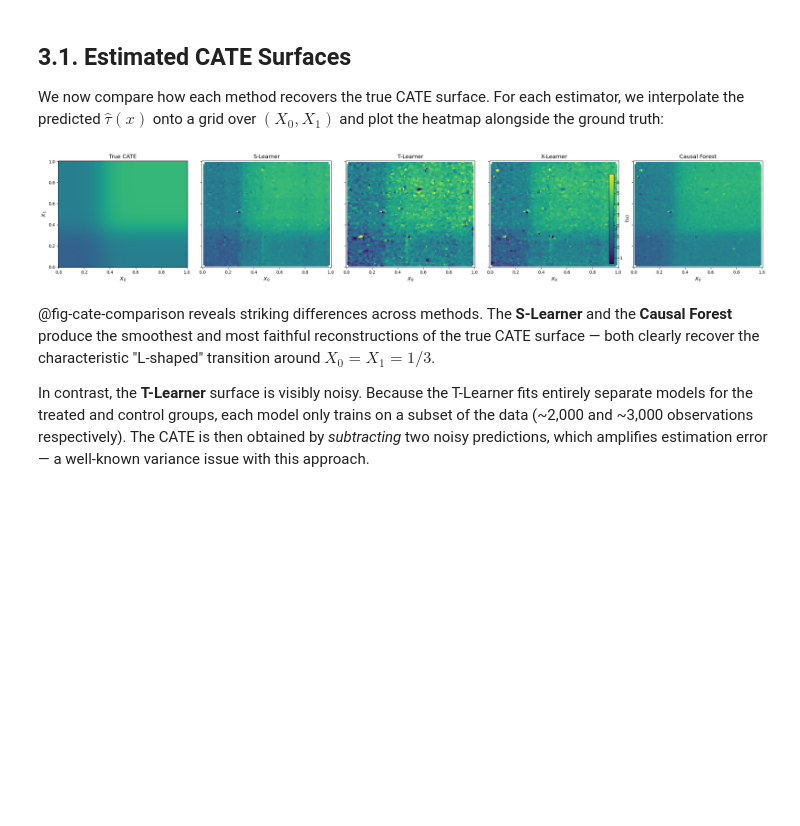
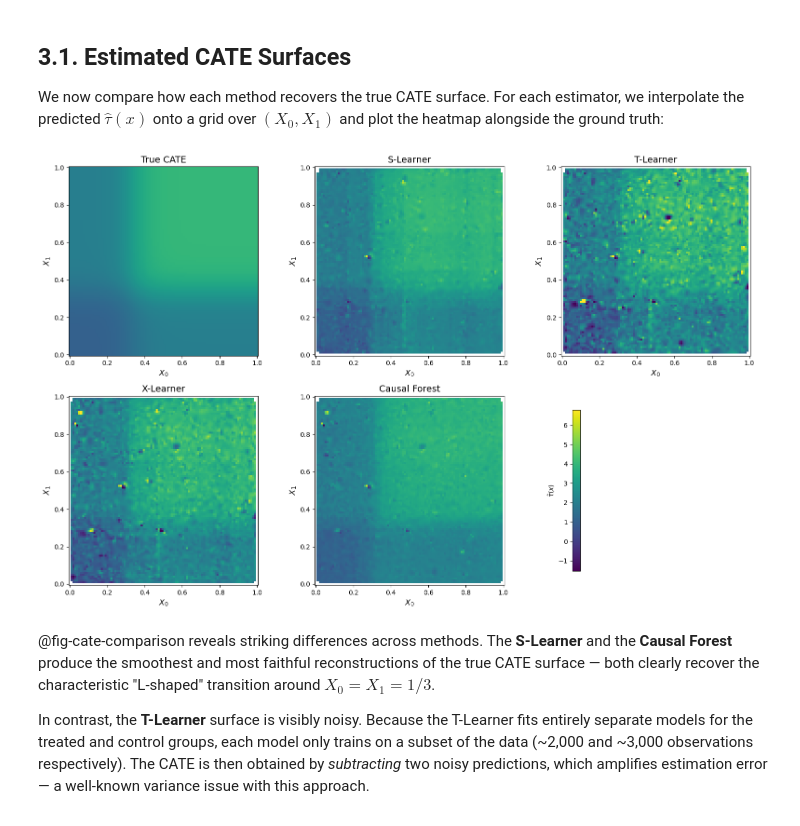
Before and after one commit to dannyredel/dannyredel.github.io, a Jupyter notebook: posts/causal_forests/causal_forests.ipynb, the cells around one changed output. Saved outputs shown, nothing was run; the diff lists cells and outputs as text; code cells hidden in the pictures; blank space fills up the shorter version.

```diff
--- a/posts/causal_forests/causal_forests.ipynb
+++ b/posts/causal_forests/causal_forests.ipynb
@@ -326,42 +326,45 @@ def interpolate_cate(X, tau_hat, grid_n=100):
 
 # Compute true CATE on finer grid
 grid_n = 100
 x0_g = np.linspace(0, 1, grid_n)
 x1_g = np.linspace(0, 1, grid_n)
 X0_g, X1_g = np.meshgrid(x0_g, x1_g)
 X_g = np.column_stack([X0_g.ravel(), X1_g.ravel()])
 tau_true_grid = (zeta(X_g[:, 0]) * zeta(X_g[:, 1])).reshape(grid_n, grid_n)
 
 # Interpolate estimated CATEs
 estimates = {
     'True CATE': (X0_g, X1_g, tau_true_grid),
     'S-Learner': interpolate_cate(X, tau_hat_s, grid_n),
     'T-Learner': interpolate_cate(X, tau_hat_t, grid_n),
     'X-Learner': interpolate_cate(X, tau_hat_x, grid_n),
     'Causal Forest': interpolate_cate(X, tau_hat_cf, grid_n),
 }
 
 # Global color limits
 vmin = min(tau_true.min(), tau_hat_s.min(), tau_hat_t.min(), tau_hat_x.min(), tau_hat_cf.min())
 vmax = max(tau_true.max(), tau_hat_s.max(), tau_hat_t.max(), tau_hat_x.max(), tau_hat_cf.max())
 
-# Plot
-fig, axes = plt.subplots(1, 5, figsize=(24, 4.5), sharey=True)
+# Plot: 2x3 grid (5 panels + 1 empty for colorbar)
+fig, axes = plt.subplots(2, 3, figsize=(16, 10))
+axes_flat = axes.flatten()
 
-for ax, (title, (X0_m, X1_m, tau_m)) in zip(axes, estimates.items()):
+for idx, (title, (X0_m, X1_m, tau_m)) in enumerate(estimates.items()):
+    ax = axes_flat[idx]
     im = ax.pcolormesh(X0_m, X1_m, tau_m, cmap='viridis', shading='auto', vmin=vmin, vmax=vmax)
     ax.set_xlabel('$X_0$', fontsize=12)
-    ax.set_title(title, fontsize=13)
+    ax.set_ylabel('$X_1$', fontsize=12)
+    ax.set_title(title, fontsize=14)
+    ax.set_aspect('equal')
 
-axes[0].set_ylabel('$X_1$', fontsize=12)
-
-# Single colorbar
-fig.colorbar(im, ax=axes, shrink=0.85, label='$\\hat{\\tau}(x)$')
+# Remove empty subplot, use it for colorbar
+axes_flat[5].axis('off')
+fig.colorbar(im, ax=axes_flat[5], shrink=0.85, label='$\\hat{\\tau}(x)$', location='left')
 
 plt.tight_layout()
 plt.show()
 # %% [output]
-[figure, old version]
+[figure, new version]
 # %% [markdown]
 @fig-cate-comparison reveals striking differences across methods. The **S-Learner** and the **Causal Forest** produce the smoothest and most faithful reconstructions of the true CATE surface — both clearly recover the characteristic "L-shaped" transition around $X_0 = X_1 = 1/3$.
 
```
Also changed, not shown: parts of 17 cells of this notebook, 24 other files.
